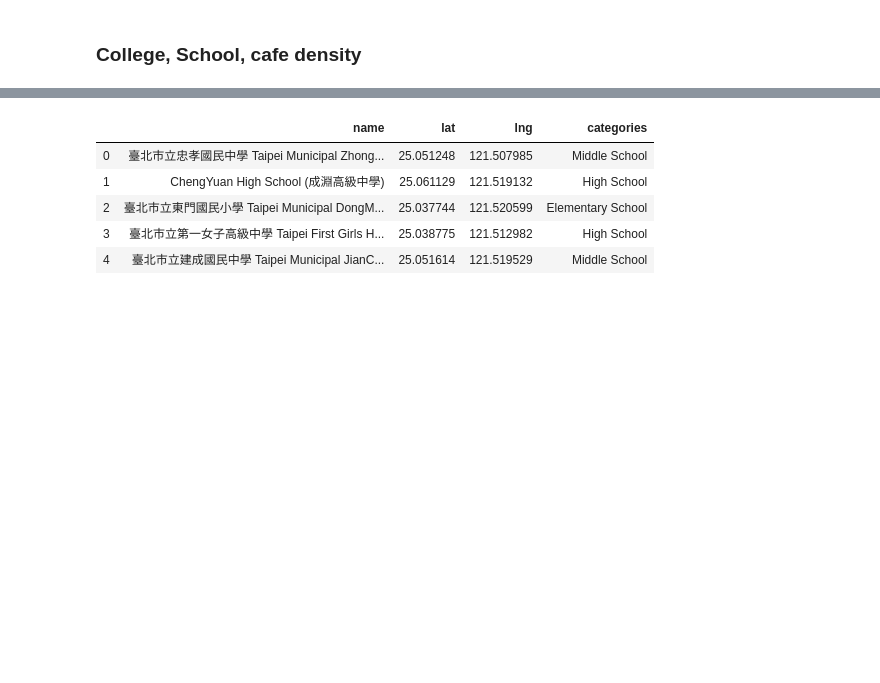
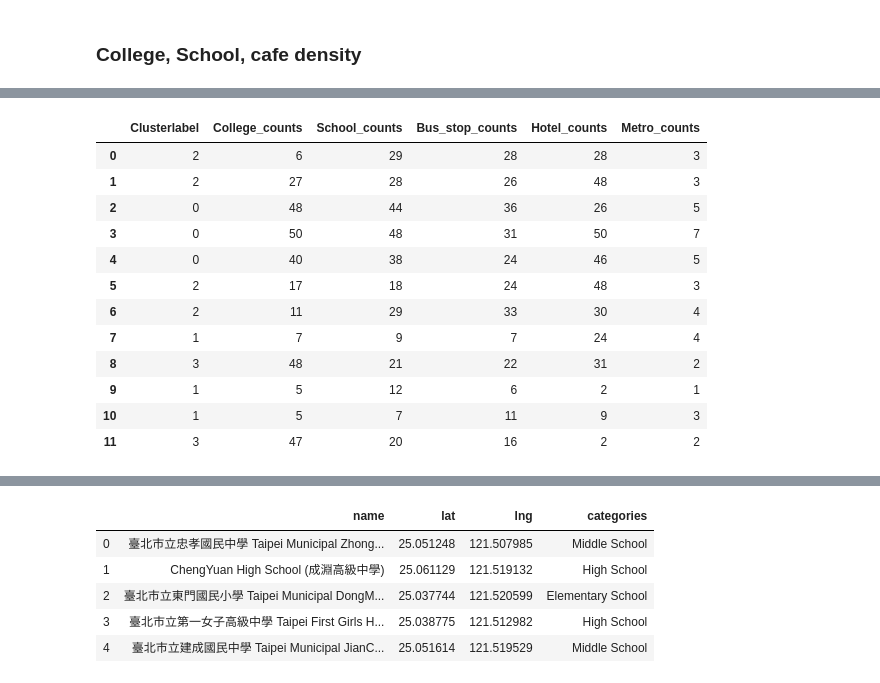
Before and after one commit to JustinWuAstro/Coursera_Capstone, a Jupyter notebook: Final Assignment.ipynb, the cells around one changed output, grey strips where cells are left out. Cells and saved outputs as stored; diff of their text form; code cells hidden in the pictures; blank space fills up the shorter version.

```diff
--- a/Final Assignment.ipynb
+++ b/Final Assignment.ipynb
@@ -235,0 +217,16 @@ Taipei_district_df
+# %%
+District_feature_clustering
+# %% [output]
+|  | Clusterlabel | College_counts | School_counts | Bus_stop_counts | Hotel_counts | Metro_counts |
+| 0 | 2 | 6 | 29 | 28 | 28 | 3 |
+| 1 | 2 | 27 | 28 | 26 | 48 | 3 |
+| 2 | 0 | 48 | 44 | 36 | 26 | 5 |
+| 3 | 0 | 50 | 48 | 31 | 50 | 7 |
+| 4 | 0 | 40 | 38 | 24 | 46 | 5 |
+| 5 | 2 | 17 | 18 | 24 | 48 | 3 |
+| 6 | 2 | 11 | 29 | 33 | 30 | 4 |
+| 7 | 1 | 7 | 9 | 7 | 24 | 4 |
+| 8 | 3 | 48 | 21 | 22 | 31 | 2 |
+| 9 | 1 | 5 | 12 | 6 | 2 | 1 |
+| 10 | 1 | 5 | 7 | 11 | 9 | 3 |
+| 11 | 3 | 47 | 20 | 16 | 2 | 2 |
```
Also changed, not shown: parts of 14 cells of this notebook.
